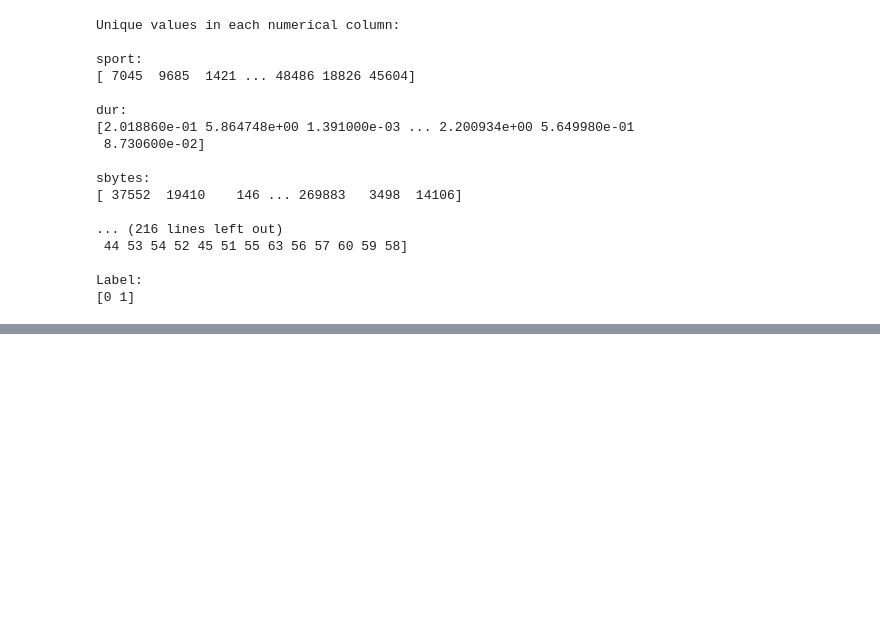
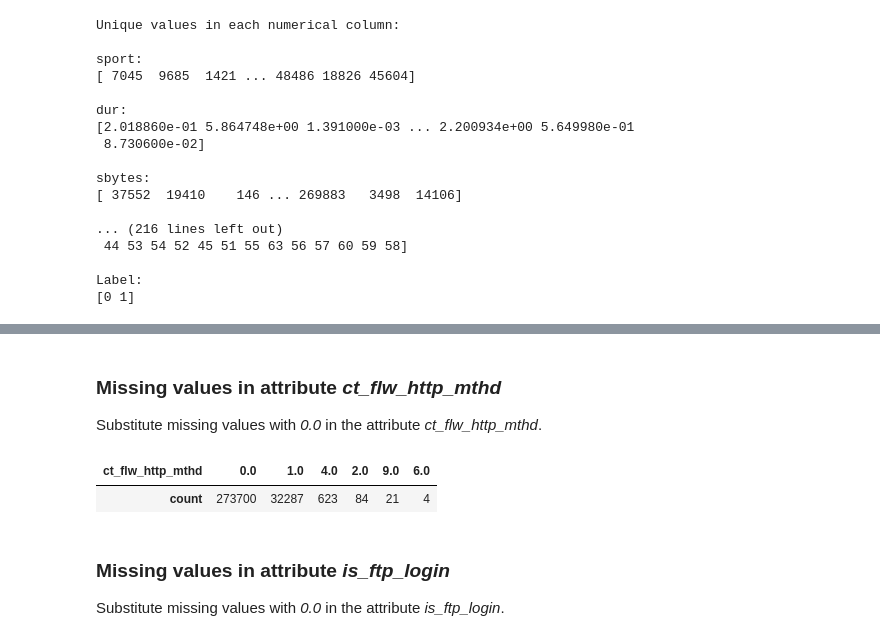
Before and after one commit to Mugna46/AI_project, a Jupyter notebook: AI.ipynb, the cells around one changed output, grey strips where cells are left out. Drawn from its saved outputs; the diff is of its cells as text; code cells hidden in the pictures; blank space fills up the shorter version.

```diff
--- a/AI.ipynb
+++ b/AI.ipynb
@@ -667,0 +702,17 @@ Label:
+# %% [markdown]
+### Missing values in attribute *ct_flw_http_mthd*
+
+Substitute missing values with *0.0* in the attribute *ct_flw_http_mthd*.
+# %%
+ct_flow_missing_value = df[df['ct_flw_http_mthd'].isnull()]
+
+df.loc[ct_flow_missing_value.index, 'ct_flw_http_mthd'] = 0.0
+
+df['ct_flw_http_mthd'].value_counts().to_frame().T
+# %% [output]
+| ct_flw_http_mthd | 0.0 | 1.0 | 4.0 | 2.0 | 9.0 | 6.0 |
+| count | 273700 | 32287 | 623 | 84 | 21 | 4 |
+# %% [markdown]
+### Missing values in attribute *is_ftp_login*
+
+Substitute missing values with *0.0* in the attribute *is_ftp_login*.
```
Also changed, not shown: parts of 23 cells of this notebook, 1 other file.
